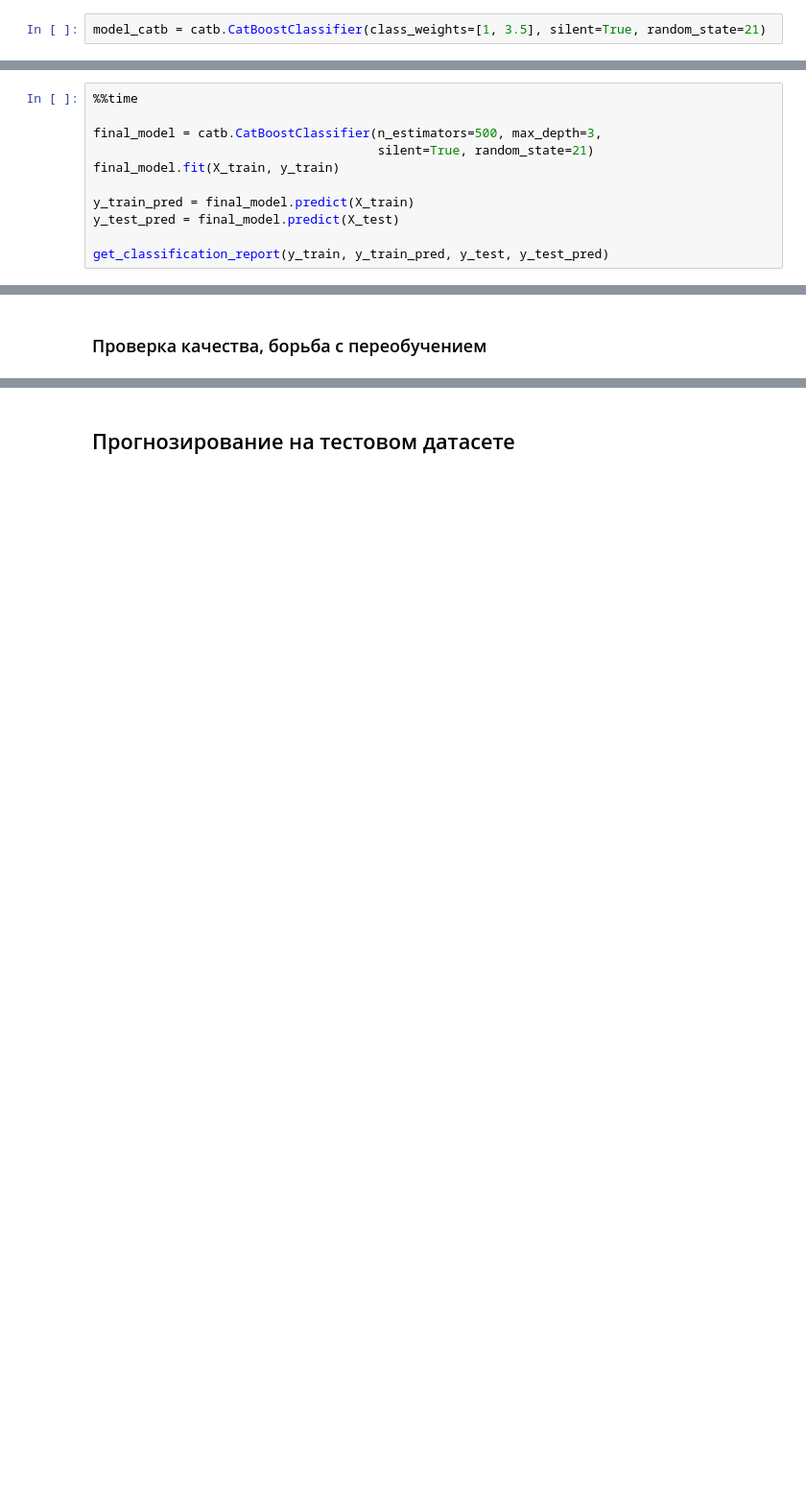
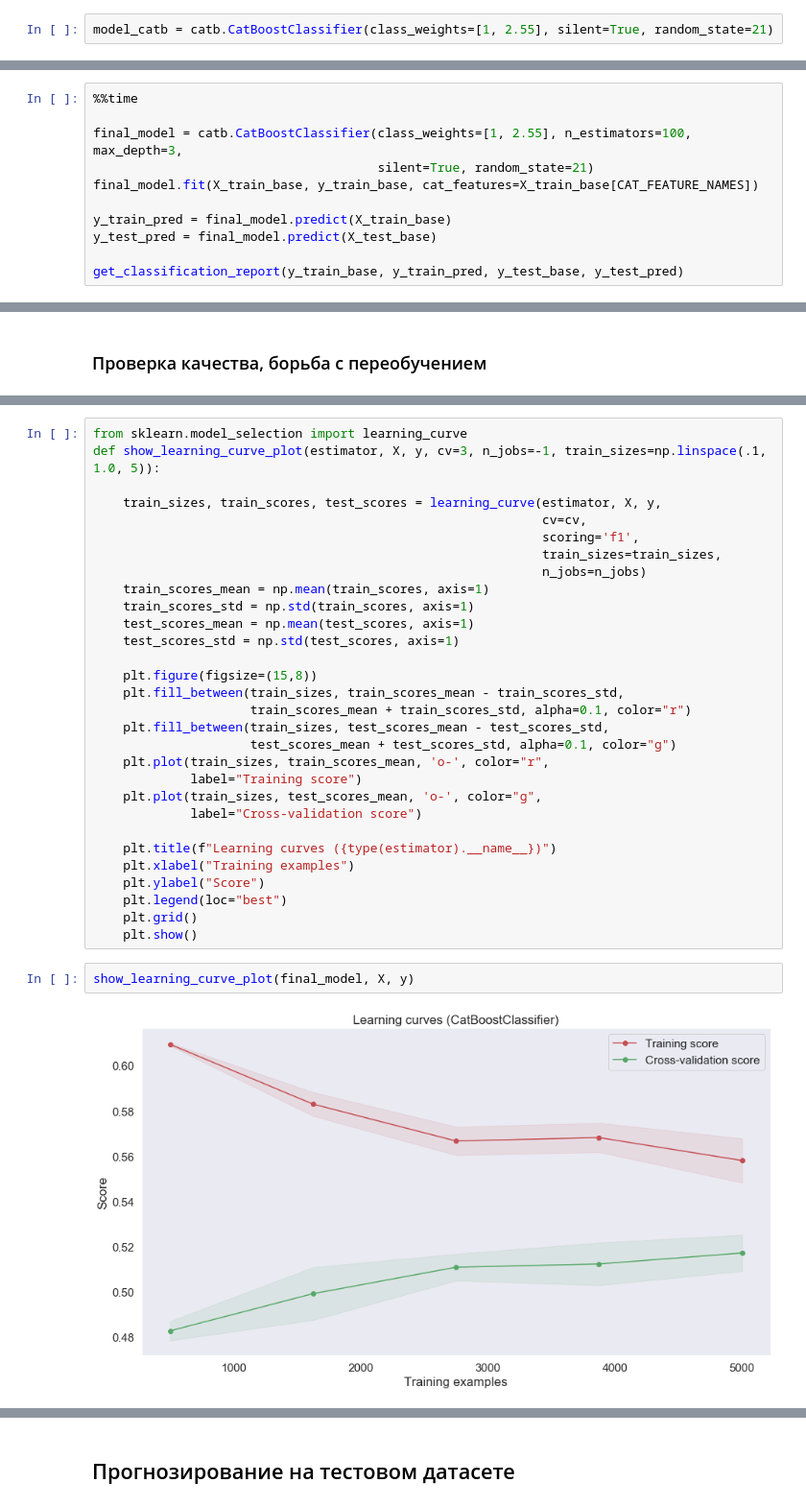
Before and after one commit to LevNic/DataScience2, a Jupyter notebook: SSolovev_solution.ipynb, the cells around one changed output, grey strips where cells are left out. Shown at 96% size. Drawn from its saved outputs; the diff is of its cells as text; blank space fills up the shorter version.

```diff
--- a/SSolovev_solution.ipynb
+++ b/SSolovev_solution.ipynb
@@ -1060,7 +956,7 @@ Credit Default
 # %% [markdown]
 ### Выбор наилучшей модели, настройка гиперпараметров
 # %%
-model_catb = catb.CatBoostClassifier(class_weights=[1, 3.5], silent=True, random_state=21)
+model_catb = catb.CatBoostClassifier(class_weights=[1, 2.55], silent=True, random_state=21)
 # %% [markdown]
 **Подбор гиперпараметров**
 # %%
@@ -1099,14 +997,14 @@ rs.best_score_
 # %%
 %%time
 
-final_model = catb.CatBoostClassifier(n_estimators=500, max_depth=3,
+final_model = catb.CatBoostClassifier(class_weights=[1, 2.55], n_estimators=100, max_depth=3,
                                       silent=True, random_state=21)
-final_model.fit(X_train, y_train)
+final_model.fit(X_train_base, y_train_base, cat_features=X_train_base[CAT_FEATURE_NAMES])
 
-y_train_pred = final_model.predict(X_train)
-y_test_pred = final_model.predict(X_test)
+y_train_pred = final_model.predict(X_train_base)
+y_test_pred = final_model.predict(X_test_base)
 
-get_classification_report(y_train, y_train_pred, y_test, y_test_pred)
+get_classification_report(y_train_base, y_train_pred, y_test_base, y_test_pred)
 # %% [output]
 TRAIN
 
@@ -1131,0 +1030,34 @@ Wall time: 2.73 s
+# %%
+from sklearn.model_selection import learning_curve
+def show_learning_curve_plot(estimator, X, y, cv=3, n_jobs=-1, train_sizes=np.linspace(.1, 1.0, 5)):
+
+    train_sizes, train_scores, test_scores = learning_curve(estimator, X, y,
+                                                            cv=cv,
+                                                            scoring='f1',
+                                                            train_sizes=train_sizes,
+                                                            n_jobs=n_jobs)
+    train_scores_mean = np.mean(train_scores, axis=1)
+    train_scores_std = np.std(train_scores, axis=1)
+    test_scores_mean = np.mean(test_scores, axis=1)
+    test_scores_std = np.std(test_scores, axis=1)
+
+    plt.figure(figsize=(15,8))
+    plt.fill_between(train_sizes, train_scores_mean - train_scores_std,
+                     train_scores_mean + train_scores_std, alpha=0.1, color="r")
+    plt.fill_between(train_sizes, test_scores_mean - test_scores_std,
+                     test_scores_mean + test_scores_std, alpha=0.1, color="g")
+    plt.plot(train_sizes, train_scores_mean, 'o-', color="r",
+             label="Training score")
+    plt.plot(train_sizes, test_scores_mean, 'o-', color="g",
+             label="Cross-validation score")
+
+    plt.title(f"Learning curves ({type(estimator).__name__})")
+    plt.xlabel("Training examples")
+    plt.ylabel("Score")
+    plt.legend(loc="best")
+    plt.grid()
+    plt.show()
+# %%
+show_learning_curve_plot(final_model, X, y)
+# %% [output]
+[figure, added]
```
Also changed, not shown: parts of 94 cells of this notebook, 12 other files.
